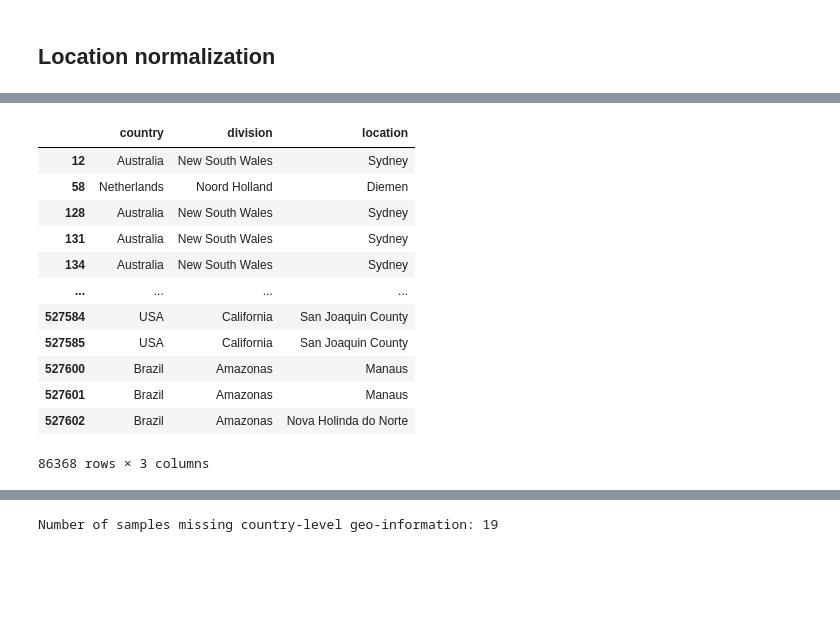
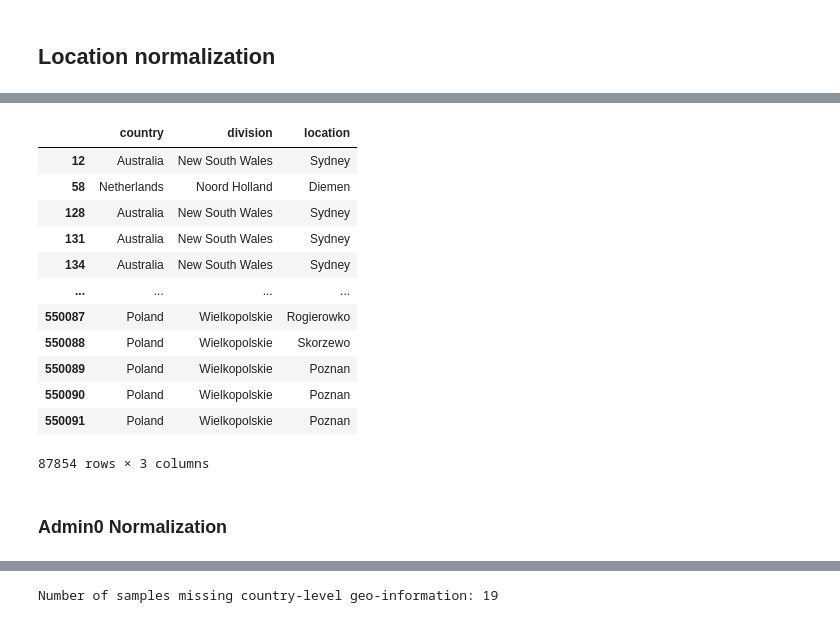
Before and after one commit to andersen-lab/bjorn, a Jupyter notebook: notebooks/gisaid_feed_processing.ipynb, the cells around one changed output, grey strips where cells are left out. Cells and saved outputs as stored; diff of their text form; code cells hidden in the pictures; blank space fills up the shorter version.

Commit message:
nb for complete parsing and normalization of gisaid api feed

```diff
--- a/notebooks/gisaid_feed_processing.ipynb
+++ b/notebooks/gisaid_feed_processing.ipynb
@@ -33,4 +39,6 @@ import data as bd
 metacols = ['covv_virus_name', 'covsurver_prot_mutations', 'covv_location',
              'covv_lineage', 'covv_collection_date', 'covv_accession_id',
              'pangolin_lineages_version', 'covv_clade', 'covv_subm_date']
-df = pd.read_json('/valhalla/gisaid/feed_2021-02-14.json', lines=True)
+in_fp = '/valhalla/gisaid/2021-02-17.json'
+# df = pd.read_json('/valhalla/gisaid/2021-02-17.json', lines=True)
+data = [json.loads(line) for line in open(in_fp, 'r')]
@@ -57,3 +93,5 @@ COLS
+# %%
+df = pd.DataFrame(data, columns=COLS)
 # %%
 df.columns
 # %% [output]
@@ -63,3 +100 @@ Index(['strain', 'covsurver_prot_mutations', 'location', 'pango_lineage',
       dtype='object')
-# %%
-df = df[COLS].copy()
@@ -126,25 +141,27 @@ res = pd.DataFrame(df['location'].str.split('/').tolist(),
                     'location',
                     'city',
                     'town'])
-res['country'] = res['country'].str.strip()
-res['division'] = res['division'].str.strip()
-res['location'] = res['location'].str.strip()
+df['country'] = res['country'].str.strip()
+df['division'] = res['division'].str.strip()
+df['location'] = res['location'].str.strip()
 # %%
-res.loc[~res['location'].isna()][['country', 'division', 'location']]
+df.loc[~df['location'].isna()][['country', 'division', 'location']]
 # %% [output]
 |  | country | division | location |
 | 12 | Australia | New South Wales | Sydney |
 | 58 | Netherlands | Noord Holland | Diemen |
 | 128 | Australia | New South Wales | Sydney |
 | 131 | Australia | New South Wales | Sydney |
 | 134 | Australia | New South Wales | Sydney |
 | ... | ... | ... | ... |
-| 527584 | USA | California | San Joaquin County |
-| 527585 | USA | California | San Joaquin County |
-| 527600 | Brazil | Amazonas | Manaus |
-| 527601 | Brazil | Amazonas | Manaus |
-| 527602 | Brazil | Amazonas | Nova Holinda do Norte |
+| 550087 | Poland | Wielkopolskie | Rogierowko |
+| 550088 | Poland | Wielkopolskie | Skorzewo |
+| 550089 | Poland | Wielkopolskie | Poznan |
+| 550090 | Poland | Wielkopolskie | Poznan |
+| 550091 | Poland | Wielkopolskie | Poznan |
-86368 rows × 3 columns
+87854 rows × 3 columns
 # %%
 # res['country'].value_counts().iloc[:40]
+# %% [markdown]
+### Admin0 Normalization
 # %%
```
Also changed, not shown: parts of 40 cells of this notebook.
